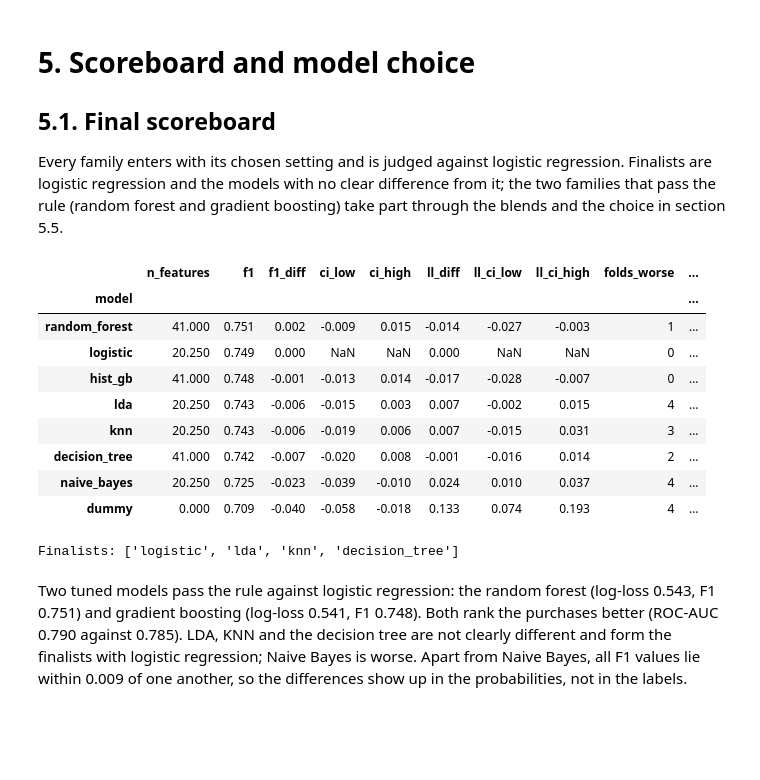
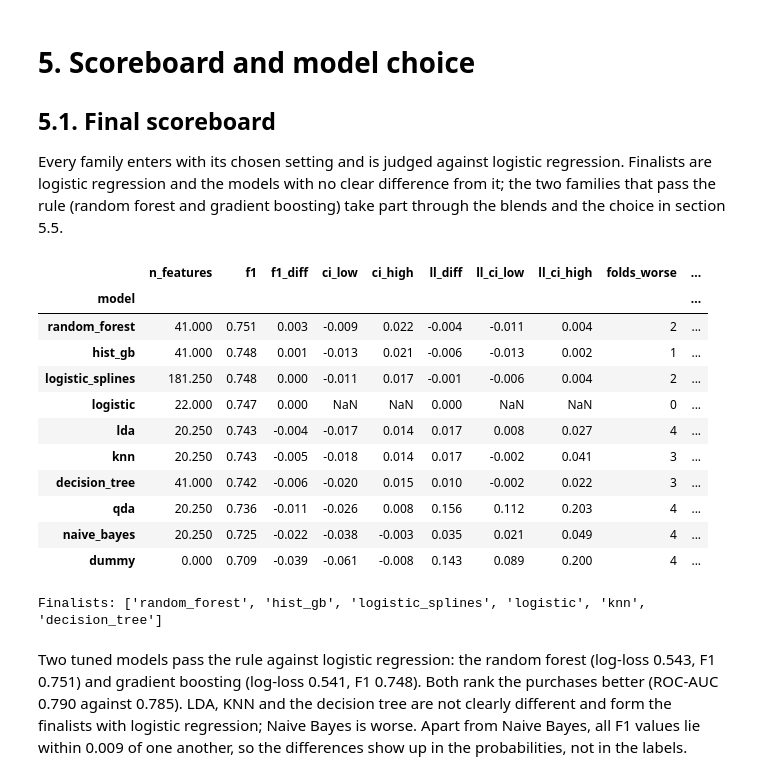
Before and after one commit to PedroHSantos20/ml-repeat-purchase, a Jupyter notebook: notebooks/04_modelling_project.ipynb, the cells around one changed output. Cells and saved outputs as stored; diff of their text form; code cells hidden in the pictures; blank space fills up the shorter version.

```diff
--- a/notebooks/04_modelling_project.ipynb
+++ b/notebooks/04_modelling_project.ipynb
@@ -1324,7 +1437,9 @@ Seven candidates pass the rule against the default LDA. Log-loss trial 54 is cho
 # %%
 # F1 and log-loss across the shrinkage values tried (both searches, fixed-value trials only)
 tried = pd.concat([trials_table(study) for study in study_lda.values()])
-tried = tried.loc[tried["shrinkage_mode"] == "value"].sort_values("shrinkage")
+tried = tried.loc[tried["shrinkage_mode"] == "value"]
+assert len(tried), "No search tried a fixed shrinkage value."
+tried = tried.sort_values("shrinkage")
 
 fig = make_subplots(rows=1, cols=2, subplot_titles=["Pooled F1", "Mean validation log-loss"])
 for i, (columns, part) in enumerate(tried.groupby("columns")):
@@ -1343,0 +1515,11 @@ F1 barely moves with shrinkage: 0.737–0.747 across the fixed amounts tried. Lo
+# %%
+with warnings.catch_warnings():
+    warnings.simplefilter("ignore", UserWarning)
+    qda_candidates = shortlist(study_qda, get_qda_cache, make_qda)
+runs = {"default": qda_runs["qda_selected"], **{name: run for name, (run, _) in qda_candidates.items()}}
+chosen_qda, board_qda_tuned = choose_winner(runs, reference="default")
+qda_params = qda_candidates[chosen_qda][1] if chosen_qda != "default" else {}
+
+display(board_qda_tuned[["n_features", "f1", "f1_diff", "ci_low", "ci_high", "ll_diff", "ll_ci_low", "ll_ci_high",
+                         "folds_worse", "log_loss", "roc_auc", "verdict"]])
+print(f"Chosen: {chosen_qda} {qda_params}")
@@ -1343,0 +1541,4 @@ F1 barely moves with shrinkage: 0.737–0.747 across the fixed amounts tried. Lo
+# %%
+tuned_runs["qda"] = runs[chosen_qda]
+default_of["qda"] = qda_runs["qda_selected"]
+plot_tuning_progress()
@@ -1799,0 +2077,13 @@ With all six families tuned, two are clearly better than logistic regression on
+# %%
+spline_candidates = shortlist(study_spline, get_spline_cache, make_spline)
+runs = {"default": spline_default, **{name: run for name, (run, _) in spline_candidates.items()}}
+chosen_spline, board_spline_tuned = choose_winner(runs, reference="default")
+spline_params = spline_candidates[chosen_spline][1] if chosen_spline != "default" else {}
+
+display(board_spline_tuned[["n_features", "f1", "f1_diff", "ci_low", "ci_high", "ll_diff", "ll_ci_low", "ll_ci_high",
+                            "folds_worse", "log_loss", "roc_auc", "verdict"]])
+print(f"Chosen: {chosen_spline} {spline_params}")
+
+tuned_runs["logistic_splines"] = runs[chosen_spline]
+default_of["logistic_splines"] = spline_default
+plot_tuning_progress()
@@ -1822,24 +2138,26 @@ Every family enters with its chosen setting and is judged against logistic regre
 # %%
 board_final = judge({"dummy": reference_runs["dummy"], **tuned_runs}, reference="logistic").sort_values("f1", ascending=False)
 board_final.loc["dummy", "n_features"] = 0
 display(board_final[["n_features", "f1", "f1_diff", "ci_low", "ci_high", "ll_diff", "ll_ci_low", "ll_ci_high", "folds_worse",
                      "balanced_accuracy", "roc_auc", "log_loss", "threshold", "verdict"]])
 
-# decision: finalists are the models not clearly worse than logistic regression
-finalists = board_final.index[board_final["verdict"].isin(["reference", "no clear difference"])].tolist()
+# decision: finalists are the models not clearly worse than logistic regression (including those that pass)
+finalists = board_final.index[board_final["verdict"].isin(["reference", "no clear difference", "better"])].tolist()
 print("Finalists:", finalists)
 # %% [output]
 |  | n_features | f1 | f1_diff | ci_low | ci_high | ll_diff | ll_ci_low | ll_ci_high | folds_worse | ... |
 | model |  |  |  |  |  |  |  |  |  | ... |
-| random_forest | 41.000 | 0.751 | 0.002 | -0.009 | 0.015 | -0.014 | -0.027 | -0.003 | 1 | ... |
-| logistic | 20.250 | 0.749 | 0.000 | NaN | NaN | 0.000 | NaN | NaN | 0 | ... |
-| hist_gb | 41.000 | 0.748 | -0.001 | -0.013 | 0.014 | -0.017 | -0.028 | -0.007 | 0 | ... |
-| lda | 20.250 | 0.743 | -0.006 | -0.015 | 0.003 | 0.007 | -0.002 | 0.015 | 4 | ... |
-| knn | 20.250 | 0.743 | -0.006 | -0.019 | 0.006 | 0.007 | -0.015 | 0.031 | 3 | ... |
-| decision_tree | 41.000 | 0.742 | -0.007 | -0.020 | 0.008 | -0.001 | -0.016 | 0.014 | 2 | ... |
-| naive_bayes | 20.250 | 0.725 | -0.023 | -0.039 | -0.010 | 0.024 | 0.010 | 0.037 | 4 | ... |
-| dummy | 0.000 | 0.709 | -0.040 | -0.058 | -0.018 | 0.133 | 0.074 | 0.193 | 4 | ... |
+| random_forest | 41.000 | 0.751 | 0.003 | -0.009 | 0.022 | -0.004 | -0.011 | 0.004 | 2 | ... |
+| hist_gb | 41.000 | 0.748 | 0.001 | -0.013 | 0.021 | -0.006 | -0.013 | 0.002 | 1 | ... |
+| logistic_splines | 181.250 | 0.748 | 0.000 | -0.011 | 0.017 | -0.001 | -0.006 | 0.004 | 2 | ... |
+| logistic | 22.000 | 0.747 | 0.000 | NaN | NaN | 0.000 | NaN | NaN | 0 | ... |
+| lda | 20.250 | 0.743 | -0.004 | -0.017 | 0.014 | 0.017 | 0.008 | 0.027 | 4 | ... |
+| knn | 20.250 | 0.743 | -0.005 | -0.018 | 0.014 | 0.017 | -0.002 | 0.041 | 3 | ... |
+| decision_tree | 41.000 | 0.742 | -0.006 | -0.020 | 0.015 | 0.010 | -0.002 | 0.022 | 3 | ... |
+| qda | 20.250 | 0.736 | -0.011 | -0.026 | 0.008 | 0.156 | 0.112 | 0.203 | 4 | ... |
+| naive_bayes | 20.250 | 0.725 | -0.022 | -0.038 | -0.003 | 0.035 | 0.021 | 0.049 | 4 | ... |
+| dummy | 0.000 | 0.709 | -0.039 | -0.061 | -0.008 | 0.143 | 0.089 | 0.200 | 4 | ... |
-Finalists: ['logistic', 'lda', 'knn', 'decision_tree']
+Finalists: ['random_forest', 'hist_gb', 'logistic_splines', 'logistic', 'knn', 'decision_tree']
 # %% [markdown]
 Two tuned models pass the rule against logistic regression: the random forest (log-loss 0.543, F1 0.751) and gradient boosting (log-loss 0.541, F1 0.748). Both rank the purchases better (ROC-AUC 0.790 against 0.785). LDA, KNN and the decision tree are not clearly different and form the finalists with logistic regression; Naive Bayes is worse. Apart from Naive Bayes, all F1 values lie within 0.009 of one another, so the differences show up in the probabilities, not in the labels.
 # %%
```
Also changed, not shown: parts of 45 cells of this notebook, 19 other files.
